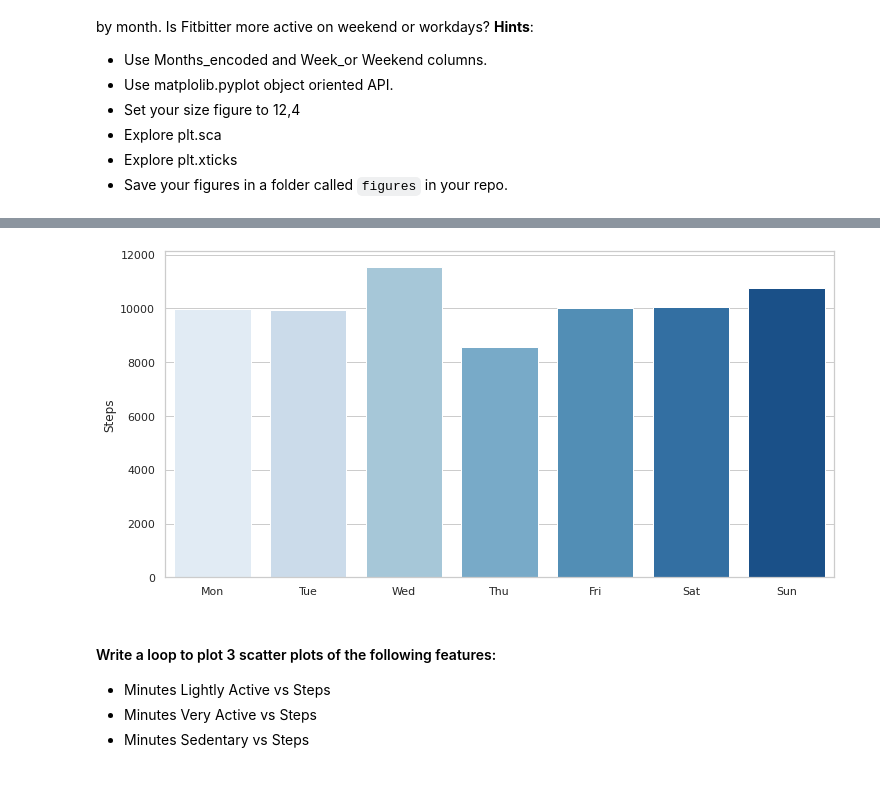
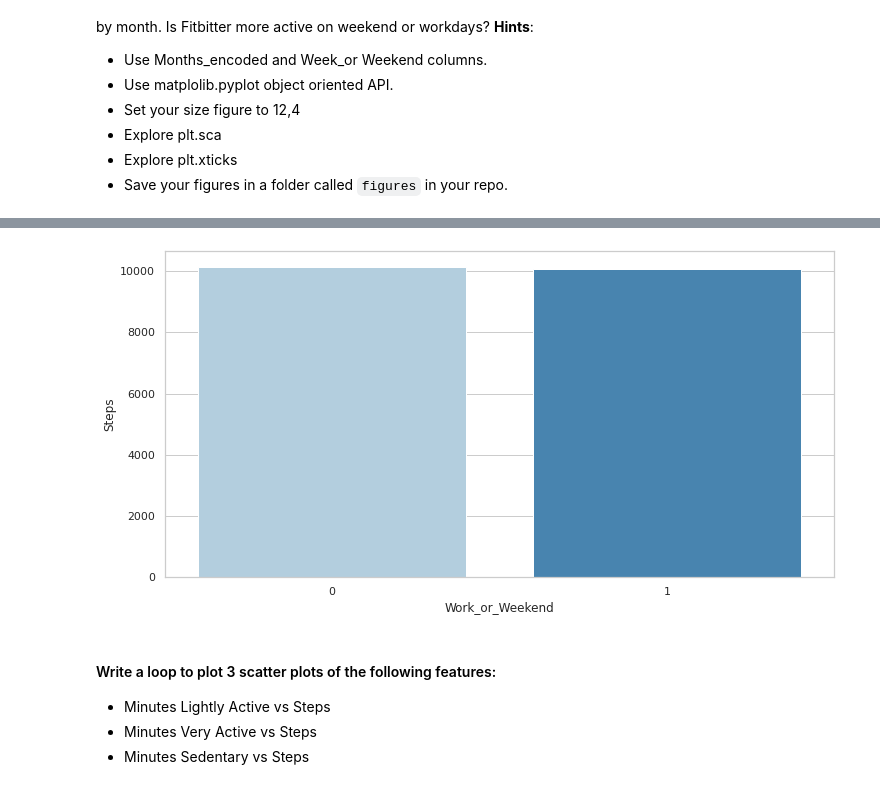
Before and after one commit to Ironhack-Data-Madrid-Enero-2022/lab-matplotlib-seaborn, a Jupyter notebook: your-code/main.ipynb, the cells around one changed output, grey strips where cells are left out. Drawn from its saved outputs; the diff is of its cells as text; code cells hidden in the pictures.

```diff
--- a/your-code/main.ipynb
+++ b/your-code/main.ipynb
@@ -74,11 +75,13 @@ plot_1.set(xlabel='Month', ylabel='Average monthly steps')
 [figure]
 # %%
 # AVERAGE STEPS BY WORK_OR_WEEKEND
-fitbit_t2 = pd.DataFrame(fitbit["Steps"].groupby(fitbit["Days"]).mean())
-Day_list = ["Mon", "Tue", "Wed", "Thu", "Fri", "Sat", "Sun"]
-plot_2 = sns.barplot(x = Day_list, y = 'Steps',data = fitbit_t2, palette = "Blues")
+fitbit_t2 = pd.DataFrame(fitbit["Steps"].groupby(fitbit["Work_or_Weekend"]).mean())
+#Day_list = []
+plot_2 = sns.barplot(x = fitbit['Work_or_Weekend'], y = 'Steps',data = fitbit_t2, palette = "Blues")
+#the fitbiter is roughly as active on workdays and weekend
+plt.savefig('Stepsworkweek.png')
 # %% [output]
-[figure, old version]
+[figure, new version]
 # %% [markdown]
 #### Write a loop to plot 3 scatter plots of the following features:
 
```
Also changed, not shown: parts of 3 cells of this notebook, 4 other files.
